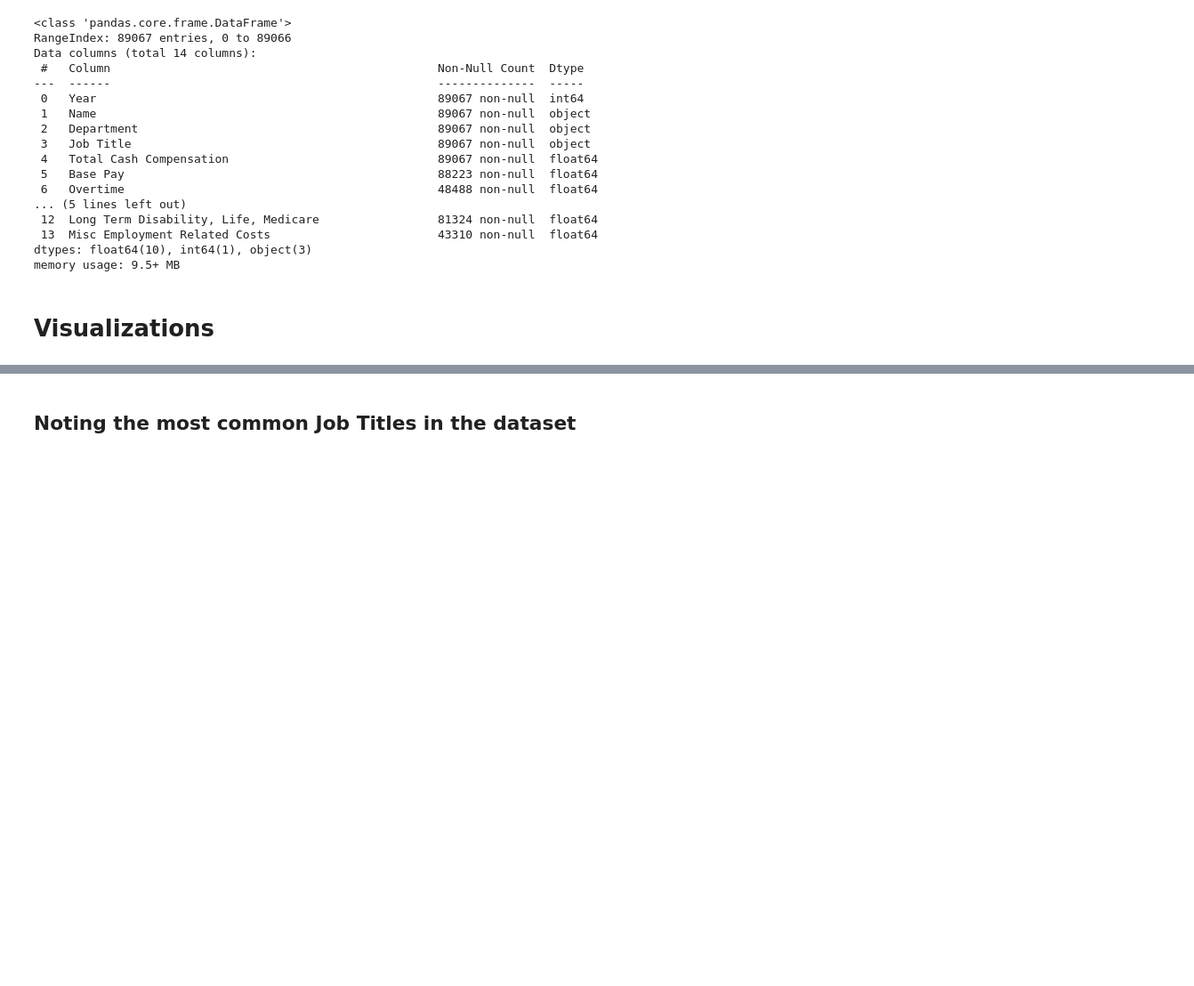
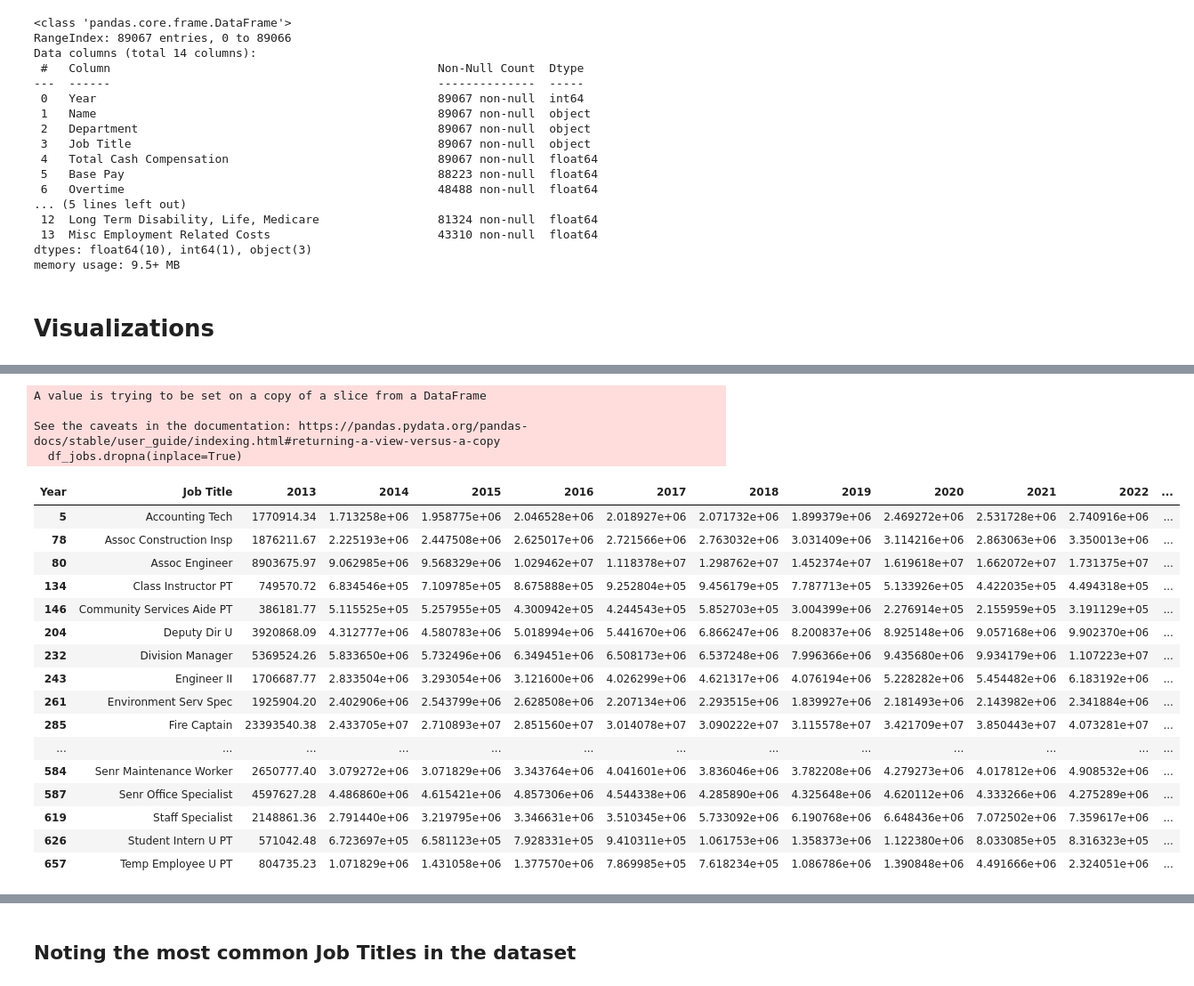
Before and after one commit to ryanfernald/San-Jose-Employment-Analysis, a Jupyter notebook: NewEDA.ipynb, the cells around one changed output, grey strips where cells are left out. Shown at 89% size. Cells and saved outputs as stored; diff of their text form; code cells hidden in the pictures; blank space fills up the shorter version.

```diff
--- a/NewEDA.ipynb
+++ b/NewEDA.ipynb
@@ -257,0 +263,3 @@ memory usage: 9.5+ MB
+# %%
+grouped_by_job = df_all.groupby(['Job Title', 'Year']).agg({'Total Cash Compensation': 'sum'}).reset_index()
+grouped_by_job
@@ -257,0 +296,3 @@ memory usage: 9.5+ MB
+# %%
+grouped_by_job = pd.pivot(grouped_by_job, index='Job Title', columns='Year', values='Total Cash Compensation')
+grouped_by_job
@@ -257,0 +314,3 @@ memory usage: 9.5+ MB
+# %%
+grouped_by_job.reset_index(inplace=True)
+grouped_by_job
@@ -257,0 +358,29 @@ memory usage: 9.5+ MB
+# %%
+# restricting count threshold for job titles to prevent outliers since we used mean values
+df_jobs = grouped_by_job[grouped_by_job['Count'] > 30]
+df_jobs = grouped_by_job[grouped_by_job['Count_2013'] > 30]
+df_jobs = grouped_by_job[grouped_by_job['Count_2023'] > 30]
+df_jobs.dropna(inplace=True)
+df_jobs
+# %% [output]
+A value is trying to be set on a copy of a slice from a DataFrame
+
+See the caveats in the documentation: https://pandas.pydata.org/pandas-docs/stable/user_guide/indexing.html#returning-a-view-versus-a-copy
+  df_jobs.dropna(inplace=True)
+| Year | Job Title | 2013 | 2014 | 2015 | 2016 | 2017 | 2018 | 2019 | 2020 | 2021 | 2022 | ... |
+| 5 | Accounting Tech | 1770914.34 | 1.713258e+06 | 1.958775e+06 | 2.046528e+06 | 2.018927e+06 | 2.071732e+06 | 1.899379e+06 | 2.469272e+06 | 2.531728e+06 | 2.740916e+06 | ... |
+| 78 | Assoc Construction Insp | 1876211.67 | 2.225193e+06 | 2.447508e+06 | 2.625017e+06 | 2.721566e+06 | 2.763032e+06 | 3.031409e+06 | 3.114216e+06 | 2.863063e+06 | 3.350013e+06 | ... |
+| 80 | Assoc Engineer | 8903675.97 | 9.062985e+06 | 9.568329e+06 | 1.029462e+07 | 1.118378e+07 | 1.298762e+07 | 1.452374e+07 | 1.619618e+07 | 1.662072e+07 | 1.731375e+07 | ... |
+| 134 | Class Instructor PT | 749570.72 | 6.834546e+05 | 7.109785e+05 | 8.675888e+05 | 9.252804e+05 | 9.456179e+05 | 7.787713e+05 | 5.133926e+05 | 4.422035e+05 | 4.494318e+05 | ... |
+| 146 | Community Services Aide PT | 386181.77 | 5.115525e+05 | 5.257955e+05 | 4.300942e+05 | 4.244543e+05 | 5.852703e+05 | 3.004399e+06 | 2.276914e+05 | 2.155959e+05 | 3.191129e+05 | ... |
+| 204 | Deputy Dir U | 3920868.09 | 4.312777e+06 | 4.580783e+06 | 5.018994e+06 | 5.441670e+06 | 6.866247e+06 | 8.200837e+06 | 8.925148e+06 | 9.057168e+06 | 9.902370e+06 | ... |
+| 232 | Division Manager | 5369524.26 | 5.833650e+06 | 5.732496e+06 | 6.349451e+06 | 6.508173e+06 | 6.537248e+06 | 7.996366e+06 | 9.435680e+06 | 9.934179e+06 | 1.107223e+07 | ... |
+| 243 | Engineer II | 1706687.77 | 2.833504e+06 | 3.293054e+06 | 3.121600e+06 | 4.026299e+06 | 4.621317e+06 | 4.076194e+06 | 5.228282e+06 | 5.454482e+06 | 6.183192e+06 | ... |
+| 261 | Environment Serv Spec | 1925904.20 | 2.402906e+06 | 2.543799e+06 | 2.628508e+06 | 2.207134e+06 | 2.293515e+06 | 1.839927e+06 | 2.181493e+06 | 2.143982e+06 | 2.341884e+06 | ... |
+| 285 | Fire Captain | 23393540.38 | 2.433705e+07 | 2.710893e+07 | 2.851560e+07 | 3.014078e+07 | 3.090222e+07 | 3.115578e+07 | 3.421709e+07 | 3.850443e+07 | 4.073281e+07 | ... |
+| ... | ... | ... | ... | ... | ... | ... | ... | ... | ... | ... | ... | ... |
+| 584 | Senr Maintenance Worker | 2650777.40 | 3.079272e+06 | 3.071829e+06 | 3.343764e+06 | 4.041601e+06 | 3.836046e+06 | 3.782208e+06 | 4.279273e+06 | 4.017812e+06 | 4.908532e+06 | ... |
+| 587 | Senr Office Specialist | 4597627.28 | 4.486860e+06 | 4.615421e+06 | 4.857306e+06 | 4.544338e+06 | 4.285890e+06 | 4.325648e+06 | 4.620112e+06 | 4.333266e+06 | 4.275289e+06 | ... |
+| 619 | Staff Specialist | 2148861.36 | 2.791440e+06 | 3.219795e+06 | 3.346631e+06 | 3.510345e+06 | 5.733092e+06 | 6.190768e+06 | 6.648436e+06 | 7.072502e+06 | 7.359617e+06 | ... |
+| 626 | Student Intern U PT | 571042.48 | 6.723697e+05 | 6.581123e+05 | 7.928331e+05 | 9.410311e+05 | 1.061753e+06 | 1.358373e+06 | 1.122380e+06 | 8.033085e+05 | 8.316323e+05 | ... |
+| 657 | Temp Employee U PT | 804735.23 | 1.071829e+06 | 1.431058e+06 | 1.377570e+06 | 7.869985e+05 | 7.618234e+05 | 1.086786e+06 | 1.390848e+06 | 4.491666e+06 | 2.324051e+06 | ... |
```
Also changed, not shown: parts of 27 cells of this notebook.
